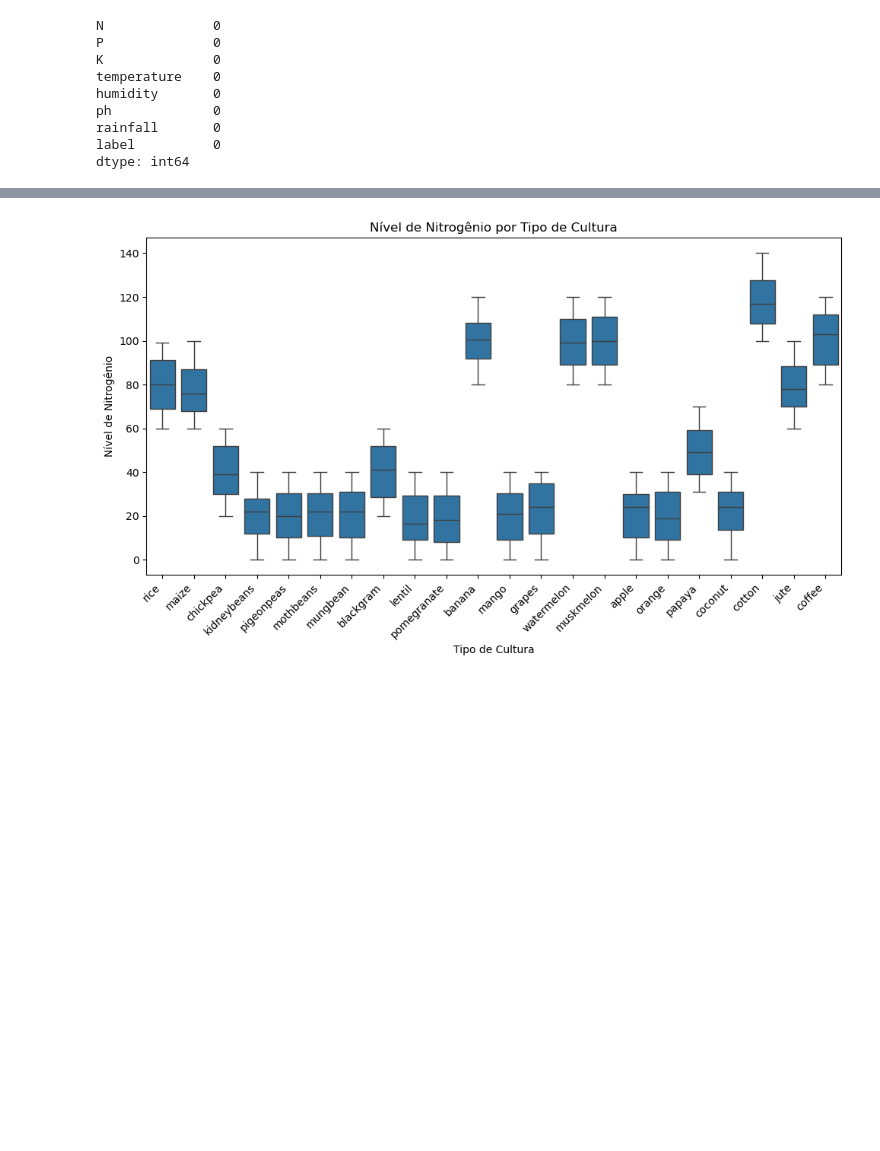
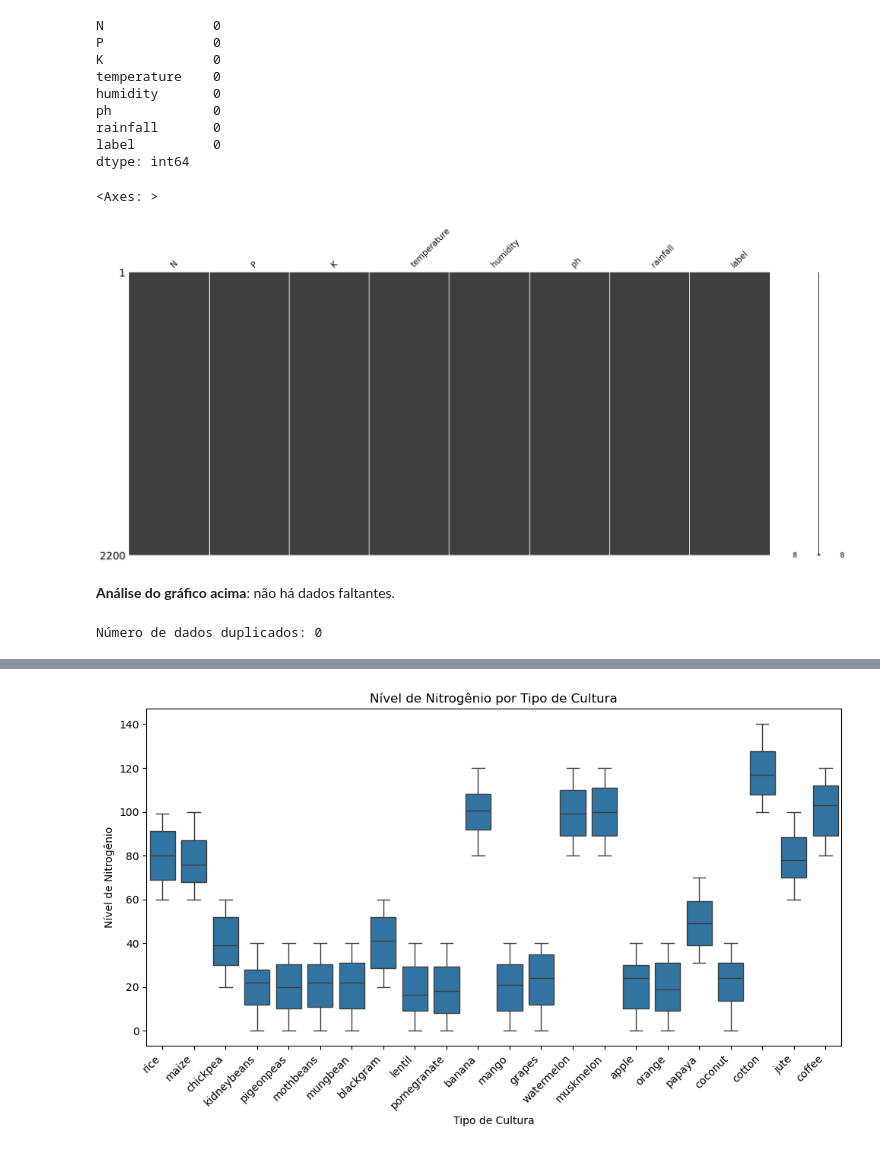
Before and after one commit to fiap-ia-2025/chap14-machine-learning, a Jupyter notebook: agriculture.ipynb, the cells around one changed output, grey strips where cells are left out. Saved outputs shown, nothing was run; the diff lists cells and outputs as text; code cells hidden in the pictures; blank space fills up the shorter version.

```diff
--- a/agriculture.ipynb
+++ b/agriculture.ipynb
@@ -72,3 +128,19 @@ ph             0
 rainfall       0
 label          0
 dtype: int64
+# %%
+import missingno as mscno
+
+#Visualizar dados faltantes
+mscno.matrix(df)
+# %% [output]
+<Axes: >
+[figure, added]
+# %% [markdown]
+**Análise do gráfico acima**: não há dados faltantes.
+# %%
+# Verificar a presença de dados duplicados
+duplicates = df.duplicated().sum()
+print("Número de dados duplicados:", duplicates)
+# %% [output]
+Número de dados duplicados: 0
```
Also changed, not shown: parts of 44 cells of this notebook, 1 other file.
